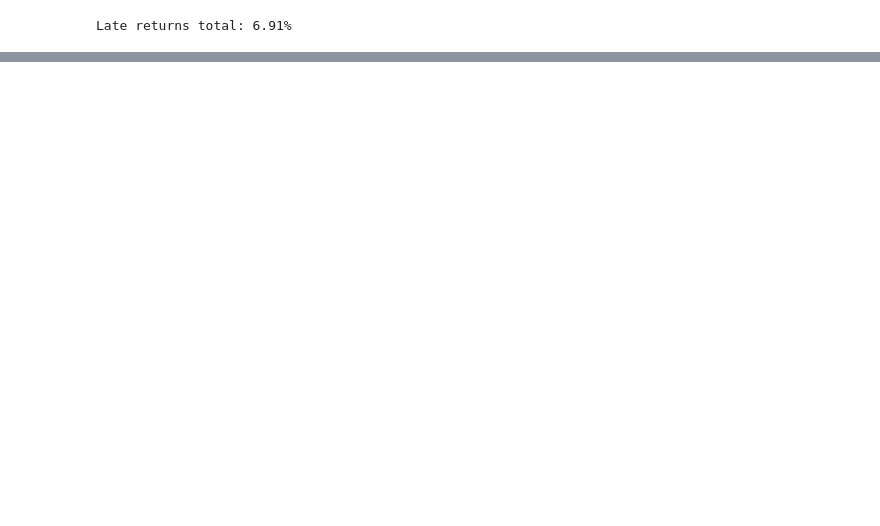
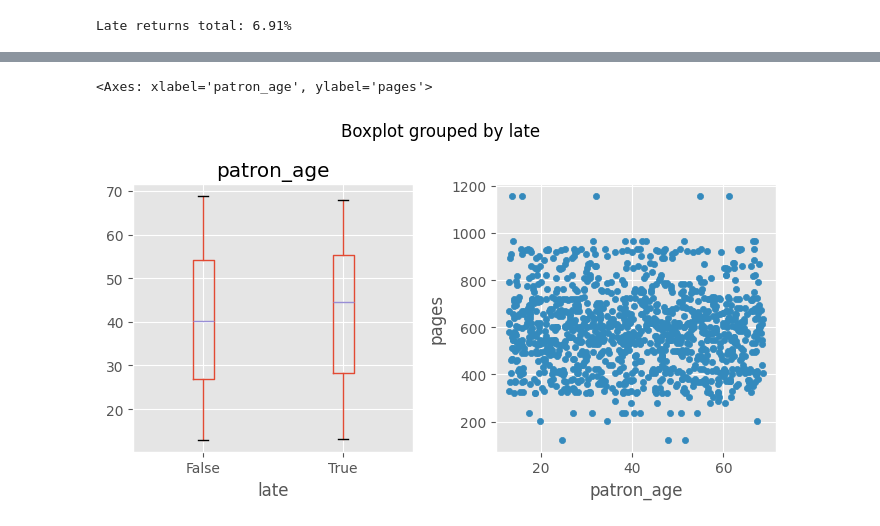
Before and after one commit to cokoladnomleko/book-return-analysis, a Jupyter notebook: data_analysis.ipynb, the cells around one changed output, grey strips where cells are left out. Cells and saved outputs as stored; diff of their text form; code cells hidden in the pictures; blank space fills up the shorter version.

```diff
--- a/data_analysis.ipynb
+++ b/data_analysis.ipynb
@@ -29,0 +81,3 @@ fig.show()
+# %%
+df_merged['patron_age'] = (df_merged['date_checkout']-df_merged['birth_date']).dt.days/365.25
+df_merged.head(1)
@@ -29,0 +87,7 @@ fig.show()
+# %%
+fig, ax = plt.subplots(1, 2, figsize=(7, 4), tight_layout=True)
+df_merged.boxplot(column='patron_age', by='late', ax=ax[0])
+df_merged.plot.scatter('patron_age', 'pages', ax=ax[1])
+# %% [output]
+<Axes: xlabel='patron_age', ylabel='pages'>
+[figure, added]
```
Also changed, not shown: parts of 29 cells of this notebook.
